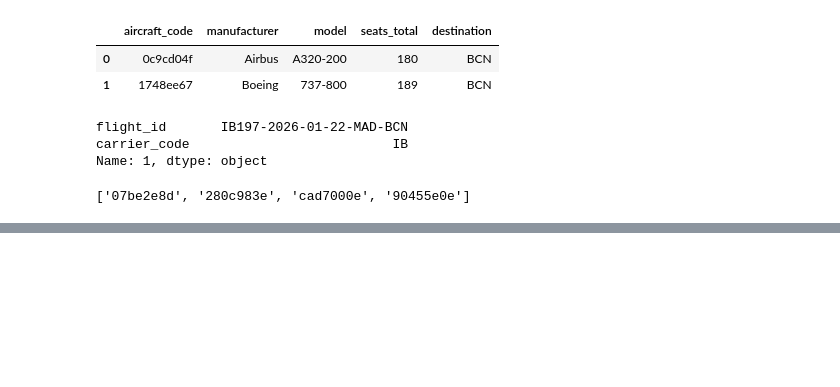
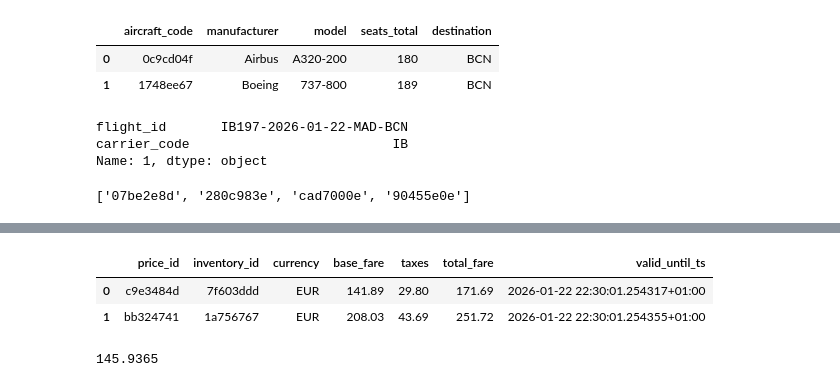
Before and after one commit to Vedia-JerezDaniel/api-book-part-one, a Jupyter notebook: chapter3/travel/traveltech_data.ipynb, the cells around one changed output, grey strips where cells are left out. Saved outputs shown, nothing was run; the diff lists cells and outputs as text; code cells hidden in the pictures; blank space fills up the shorter version.

```diff
--- a/chapter3/travel/traveltech_data.ipynb
+++ b/chapter3/travel/traveltech_data.ipynb
@@ -1007,0 +1157,10 @@ cursor.close()
+# %%
+df_p.head(2)
+# %% [output]
+|  | price_id | inventory_id | currency | base_fare | taxes | total_fare | valid_until_ts |
+| 0 | c9e3484d | 7f603ddd | EUR | 141.89 | 29.80 | 171.69 | 2026-01-22 22:30:01.254317+01:00 |
+| 1 | bb324741 | 1a756767 | EUR | 208.03 | 43.69 | 251.72 | 2026-01-22 22:30:01.254355+01:00 |
+# %%
+171.69-171.69*.15
+# %% [output]
+145.9365
```
Also changed, not shown: parts of 19 cells of this notebook, 6 other files.
